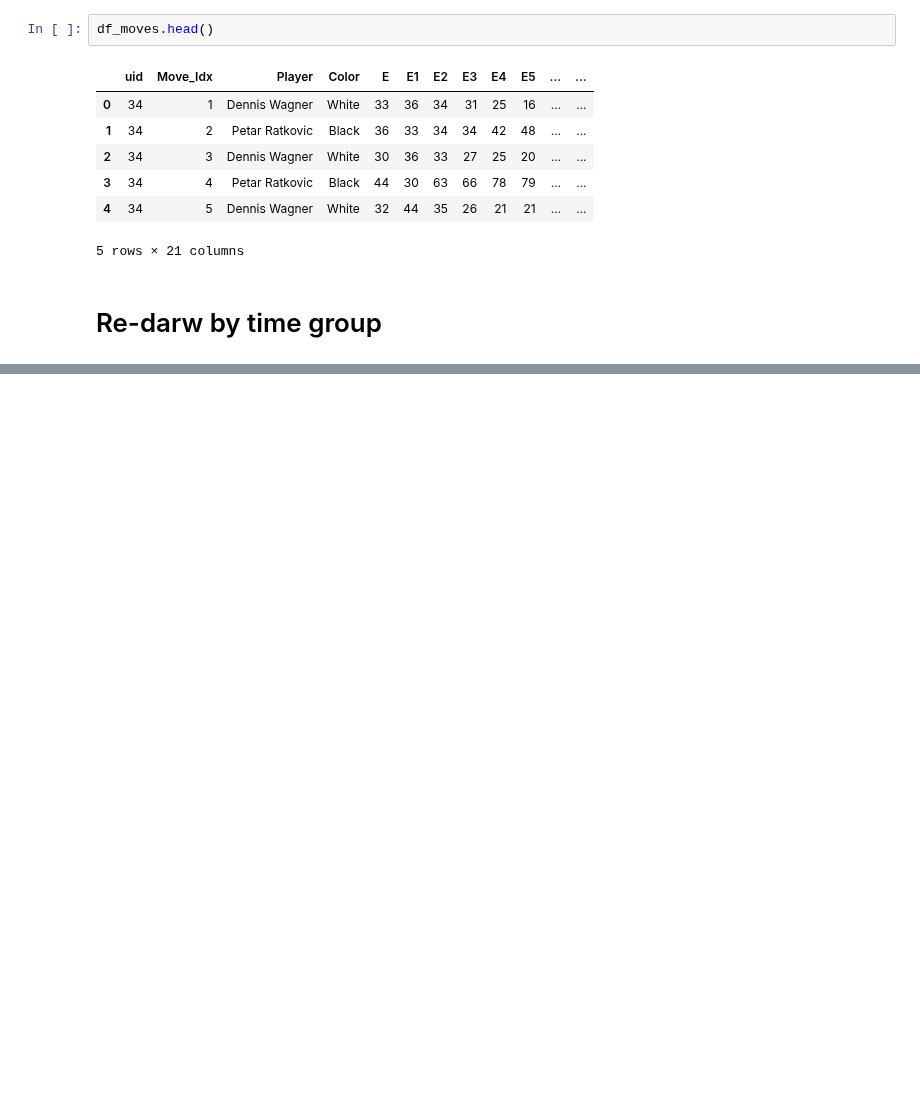
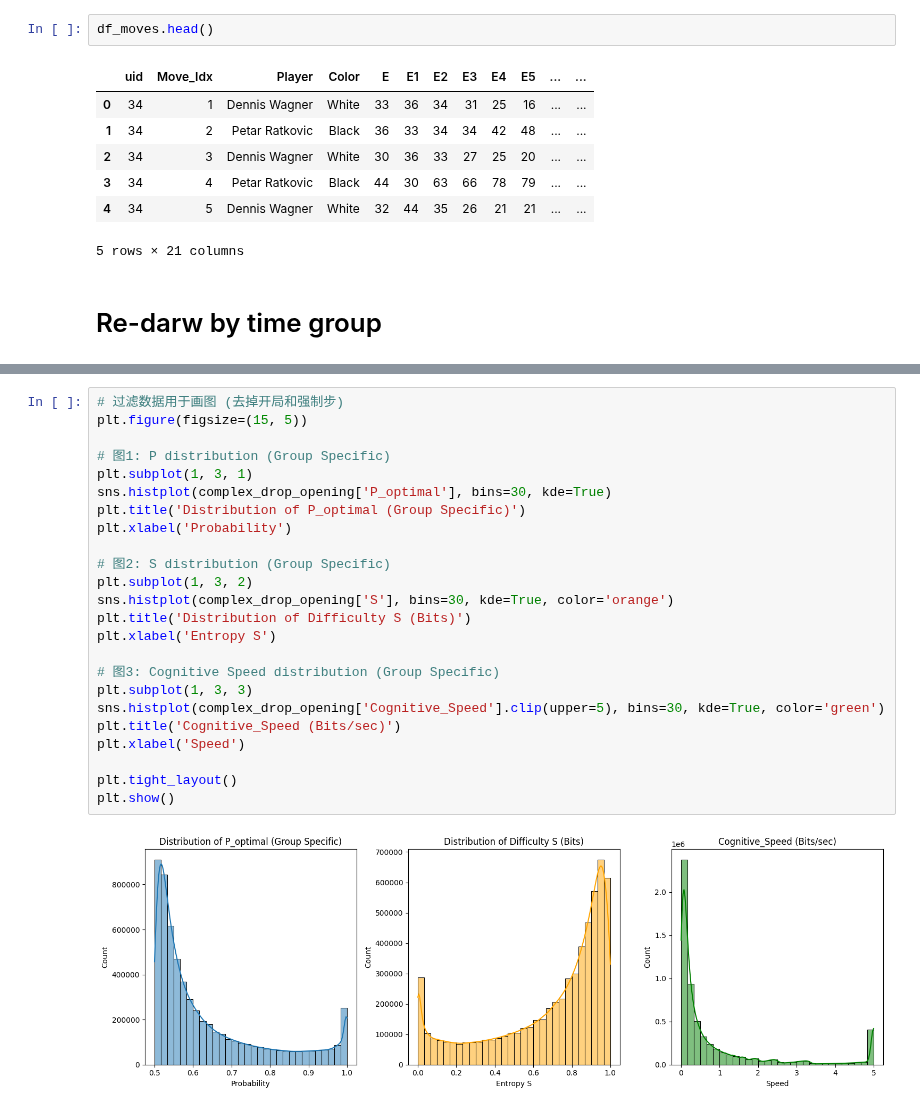
Before and after one commit to zZimablueee/Chess, a Jupyter notebook: complexity/delta_0/delta1.ipynb, the cells around one changed output, grey strips where cells are left out. Cells and saved outputs as stored; diff of their text form; blank space fills up the shorter version.

```diff
--- a/complexity/delta_0/delta1.ipynb
+++ b/complexity/delta_0/delta1.ipynb
@@ -936,0 +1212,26 @@ for e_group in elo_groups:
+# %%
+# 过滤数据用于画图 (去掉开局和强制步)
+plt.figure(figsize=(15, 5))
+
+# 图1: P distribution (Group Specific)
+plt.subplot(1, 3, 1)
+sns.histplot(complex_drop_opening['P_optimal'], bins=30, kde=True)
+plt.title('Distribution of P_optimal (Group Specific)')
+plt.xlabel('Probability')
+
+# 图2: S distribution (Group Specific)
+plt.subplot(1, 3, 2)
+sns.histplot(complex_drop_opening['S'], bins=30, kde=True, color='orange')
+plt.title('Distribution of Difficulty S (Bits)')
+plt.xlabel('Entropy S')
+
+# 图3: Cognitive Speed distribution (Group Specific)
+plt.subplot(1, 3, 3)
+sns.histplot(complex_drop_opening['Cognitive_Speed'].clip(upper=5), bins=30, kde=True, color='green')
+plt.title('Cognitive_Speed (Bits/sec)')
+plt.xlabel('Speed')
+
+plt.tight_layout()
+plt.show()
+# %% [output]
+[figure, added]
```
Also changed, not shown: parts of 29 cells of this notebook.
